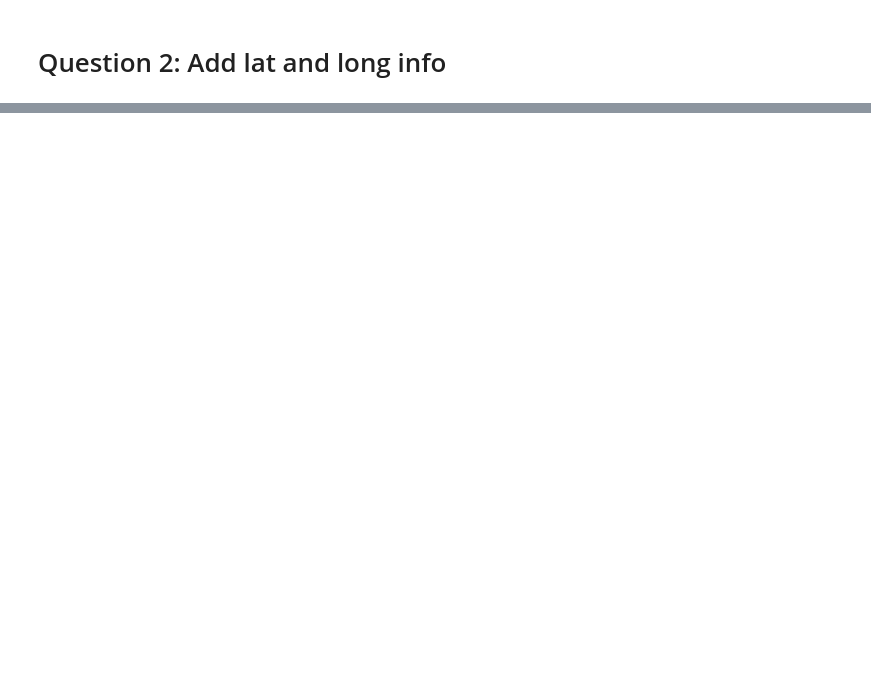
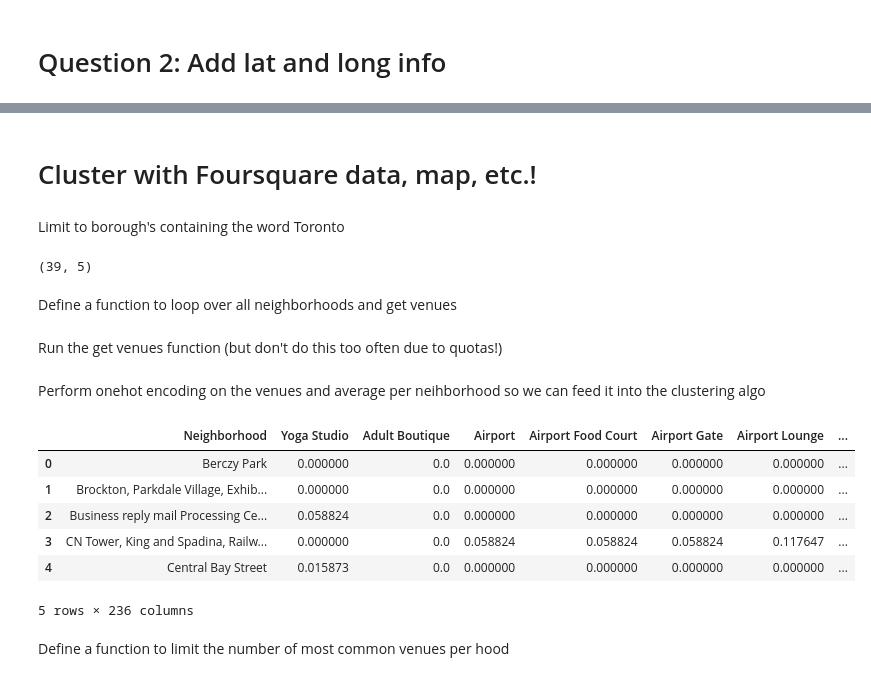
Before and after one commit to mehlmanmichael/Coursera_Capstone, a Jupyter notebook: Week_2_Assignment.ipynb, the cells around one changed output, grey strips where cells are left out. Saved outputs shown, nothing was run; the diff lists cells and outputs as text; code cells hidden in the pictures; blank space fills up the shorter version.

```diff
--- a/Week_2_Assignment.ipynb
+++ b/Week_2_Assignment.ipynb
@@ -49,0 +64,4 @@ print(df.shape)
+# %%
+pc = pd.read_csv('https://cocl.us/Geospatial_data')
+df = df.join(pc.set_index('Postal Code'), on='Postal Code')
+df.head()
@@ -49,0 +75,44 @@ print(df.shape)
+# %% [markdown]
+# Cluster with Foursquare data, map, etc.!
+# %% [markdown]
+Limit to borough's containing the word Toronto
+# %%
+df = df[df['Borough'].str.contains('Toronto')]
+print(df.shape)
+# %% [output]
+(39, 5)
+# %% [markdown]
+Define a function to loop over all neighborhoods and get venues
+# %%
+def getNearbyVenues(names, latitudes, longitudes, radius=500):
+    venues_list=[]
+    for name, lat, lng in zip(names, latitudes, longitudes):
+        url = 'https://api.foursquare.com/v2/venues/explore?&client_id={}&client_secret={}&v={}&ll={},{}&radius={}&limit={}'.format(fsa.CLIENT_ID, fsa.CLIENT_SECRET, VERSION, lat, lng, radius, LIMIT)
+        results = requests.get(url).json()["response"]['groups'][0]['items']
+        venues_list.append([(name, lat, lng, v['venue']['name'], v['venue']['location']['lat'], v['venue']['location']['lng'], v['venue']['categories'][0]['name']) for v in results])
+    nearby_venues = pd.DataFrame([item for venue_list in venues_list for item in venue_list])
+    nearby_venues.columns = ['Neighborhood', 'Neighborhood Latitude', 'Neighborhood Longitude', 'Venue', 'Venue Latitude', 'Venue Longitude', 'Venue Category']
+    return(nearby_venues)
+# %% [markdown]
+Run the get venues function (but don't do this too often due to quotas!)
+# %%
+venues = getNearbyVenues(names=df['Neighborhood'], latitudes=df['Latitude'], longitudes=df['Longitude'])
+# %% [markdown]
+Perform onehot encoding on the venues and average per neihborhood so we can feed it into the clustering algo
+# %%
+onehot = pd.get_dummies(venues[['Venue Category']], prefix="", prefix_sep="")
+onehot['Neighborhood'] = venues['Neighborhood']
+fixed_columns = [onehot.columns[-1]] + list(onehot.columns[:-1])
+onehot = onehot[fixed_columns]
+grouped = onehot.groupby('Neighborhood').mean().reset_index()
+grouped.head()
+# %% [output]
+|  | Neighborhood | Yoga Studio | Adult Boutique | Airport | Airport Food Court | Airport Gate | Airport Lounge | ... |
+| 0 | Berczy Park | 0.000000 | 0.0 | 0.000000 | 0.000000 | 0.000000 | 0.000000 | ... |
+| 1 | Brockton, Parkdale Village, Exhib... | 0.000000 | 0.0 | 0.000000 | 0.000000 | 0.000000 | 0.000000 | ... |
+| 2 | Business reply mail Processing Ce... | 0.058824 | 0.0 | 0.000000 | 0.000000 | 0.000000 | 0.000000 | ... |
+| 3 | CN Tower, King and Spadina, Railw... | 0.000000 | 0.0 | 0.058824 | 0.058824 | 0.058824 | 0.117647 | ... |
+| 4 | Central Bay Street | 0.015873 | 0.0 | 0.000000 | 0.000000 | 0.000000 | 0.000000 | ... |
+5 rows × 236 columns
+# %% [markdown]
+Define a function to limit the number of most common venues per hood
```
Also changed, not shown: parts of 14 cells of this notebook.
